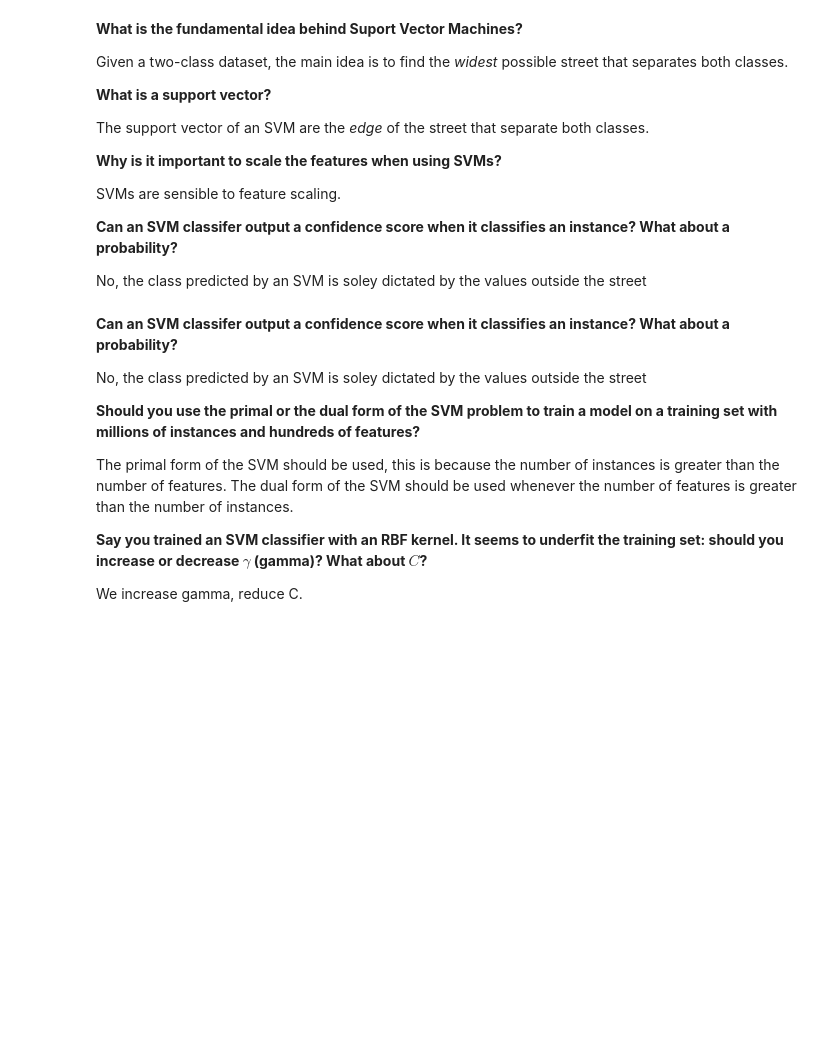
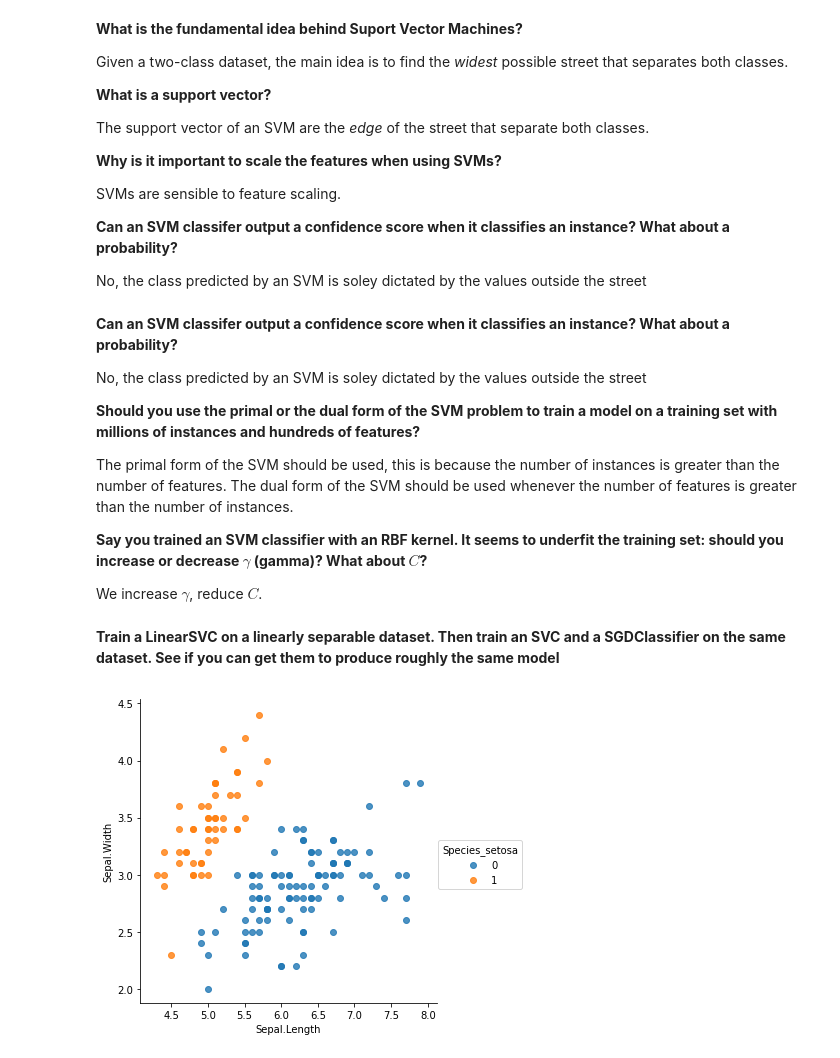
Before and after one commit to gerdm/machine_learning, a Jupyter notebook: scikitlearn_tflow/SVMs.ipynb, the cells around one changed output. Saved outputs shown, nothing was run; the diff lists cells and outputs as text; code cells hidden in the pictures; blank space fills up the shorter version.

```diff
--- a/scikitlearn_tflow/SVMs.ipynb
+++ b/scikitlearn_tflow/SVMs.ipynb
@@ -133,4 +143,16 @@ The primal form of the SVM should be used, this is because the number of instanc
 
 **Say you trained an SVM classifier with an RBF kernel. It seems to underfit the training set: should you increase or decrease $\gamma$ (gamma)? What about $C$?**
 
-We increase gamma, reduce C.
+We increase $\gamma$, reduce $C$.
+# %% [markdown]
+**Train a LinearSVC on a linearly separable dataset. Then train an SVC and a SGDClassifier on the same dataset. See if you can get them to produce roughly the same model**
+# %%
+from pydataset import data
+import matplotlib.pyplot as plt
+import seaborn as sns
+from pandas import get_dummies
+
+iris = get_dummies(data("iris"))
+sns.lmplot("Sepal.Length", "Sepal.Width", iris, hue="Species_setosa", fit_reg=False);
+# %% [output]
+[figure, added]
```
Also changed, not shown: parts of 8 cells of this notebook.
